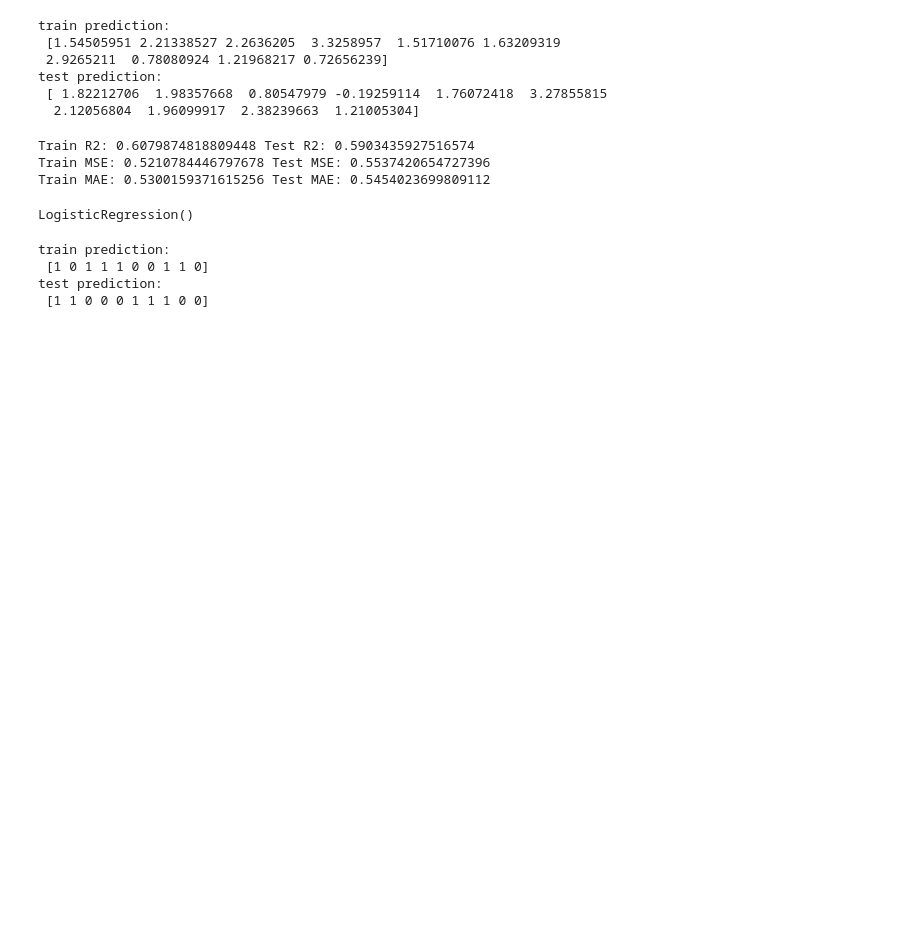
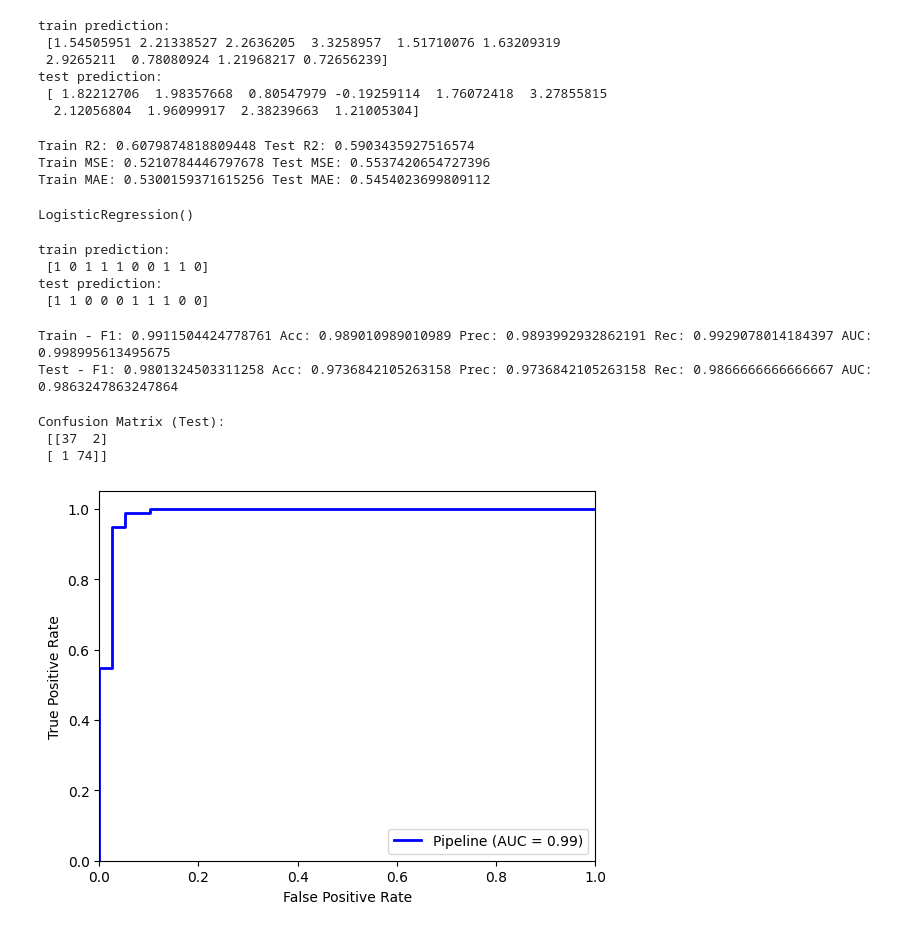
Before and after one commit to NungoEdwin/z01, a Jupyter notebook: training.ipynb, the cells around one changed output. Saved outputs shown, nothing was run; the diff lists cells and outputs as text; code cells hidden in the pictures; blank space fills up the shorter version.

```diff
--- a/training.ipynb
+++ b/training.ipynb
@@ -101,3 +101,50 @@ test prediction:
 # Predict probabilities (for AUC)
 y_train_proba = classifier.predict_proba(X_train_scaled)[:, 1]
 y_test_proba = classifier.predict_proba(X_test_scaled)[:, 1]
+
+
+from sklearn.metrics import f1_score, accuracy_score, precision_score, recall_score, roc_auc_score, confusion_matrix
+
+# Train metrics
+f1_train = f1_score(y_train, y_train_pred)
+acc_train = accuracy_score(y_train, y_train_pred)
+prec_train = precision_score(y_train, y_train_pred)
+rec_train = recall_score(y_train, y_train_pred)
+auc_train = roc_auc_score(y_train, y_train_proba)
+
+# Test metrics
+f1_test = f1_score(y_test, y_test_pred)
+acc_test = accuracy_score(y_test, y_test_pred)
+prec_test = precision_score(y_test, y_test_pred)
+rec_test = recall_score(y_test, y_test_pred)
+auc_test = roc_auc_score(y_test, y_test_proba)
+
+print("Train - F1:", f1_train, "Acc:", acc_train, "Prec:", prec_train, "Rec:", rec_train, "AUC:", auc_train)
+print("Test - F1:", f1_test, "Acc:", acc_test, "Prec:", prec_test, "Rec:", rec_test, "AUC:", auc_test)
+# %% [output]
+Train - F1: 0.9911504424778761 Acc: 0.989010989010989 Prec: 0.9893992932862191 Rec: 0.9929078014184397 AUC: 0.998995613495675
+Test - F1: 0.9801324503311258 Acc: 0.9736842105263158 Prec: 0.9736842105263158 Rec: 0.9866666666666667 AUC: 0.9863247863247864
+# %%
+cm = confusion_matrix(y_test, y_test_pred)
+print("Confusion Matrix (Test):\n", cm)
+# %% [output]
+Confusion Matrix (Test):
+ [[37  2]
+ [ 1 74]]
+# %%
+from sklearn.metrics import roc_curve, auc
+import matplotlib.pyplot as plt
+
+fpr, tpr, _ = roc_curve(y_test, y_test_proba)
+roc_auc = auc(fpr, tpr)
+
+plt.figure()
+plt.plot(fpr, tpr, color='blue', lw=2, label='Pipeline (AUC = %0.2f)' % roc_auc)
+plt.xlim([0.0, 1.0])
+plt.ylim([0.0, 1.05])
+plt.xlabel('False Positive Rate')
+plt.ylabel('True Positive Rate')
+plt.legend(loc="lower right")
+plt.show()
+# %% [output]
+[figure, added]
```
Also changed, not shown: parts of 1 cell of this notebook.
